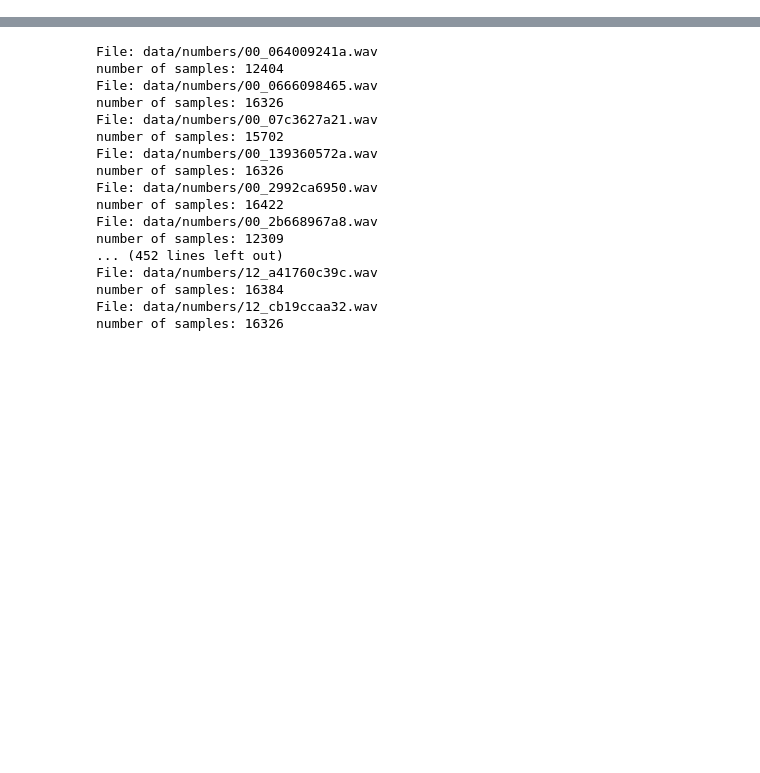
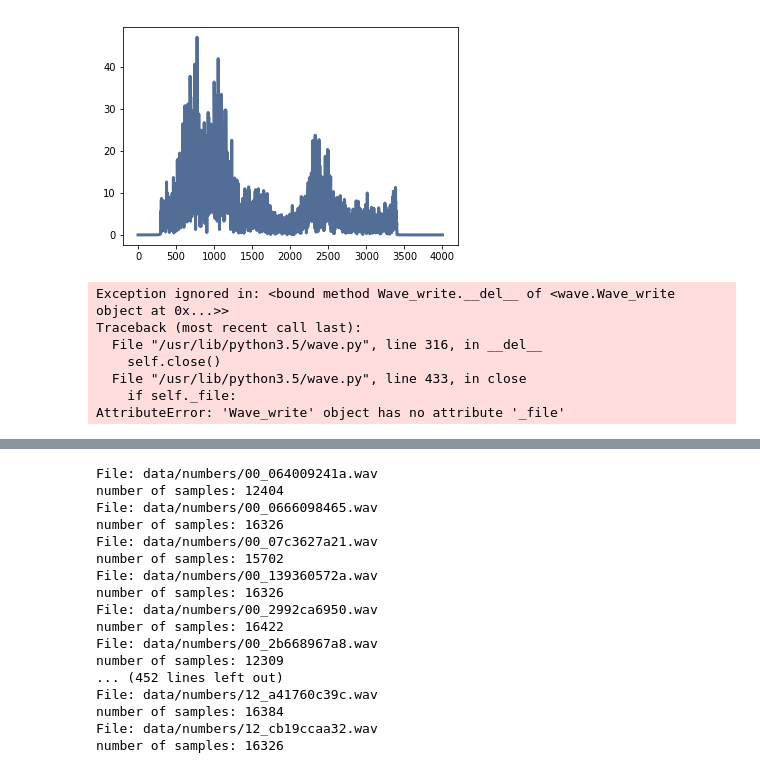
Before and after one commit to MerlinPCarson/AudioWords, a Jupyter notebook: AudioWords.ipynb, the cells around one changed output, grey strips where cells are left out. Saved outputs shown, nothing was run; the diff lists cells and outputs as text; code cells hidden in the pictures; blank space fills up the shorter version.

```diff
--- a/AudioWords.ipynb
+++ b/AudioWords.ipynb
@@ -32,0 +120,17 @@ import thinkdsp
+# %%
+#Examine a wave's spectrum
+waveFile = 'data/trainingNums/05_620a81c69b-VAD.wav'
+sample = thinkdsp.read_wave(waveFile)
+spectrum = sample.make_spectrum()
+#spectrum.low_pass(cutoff=3400, factor=0.01)
+#spectrum.high_pass(cutoff=300, factor=0.01)
+spectrum.plot()
+# %% [output]
+[figure, added]
+Exception ignored in: <bound method Wave_write.__del__ of <wave.Wave_write object at 0x...>>
+Traceback (most recent call last):
+  File "/usr/lib/python3.5/wave.py", line 316, in __del__
+    self.close()
+  File "/usr/lib/python3.5/wave.py", line 433, in close
+    if self._file:
+AttributeError: 'Wave_write' object has no attribute '_file'
```
Also changed, not shown: parts of 13 cells of this notebook, 1 other file.
